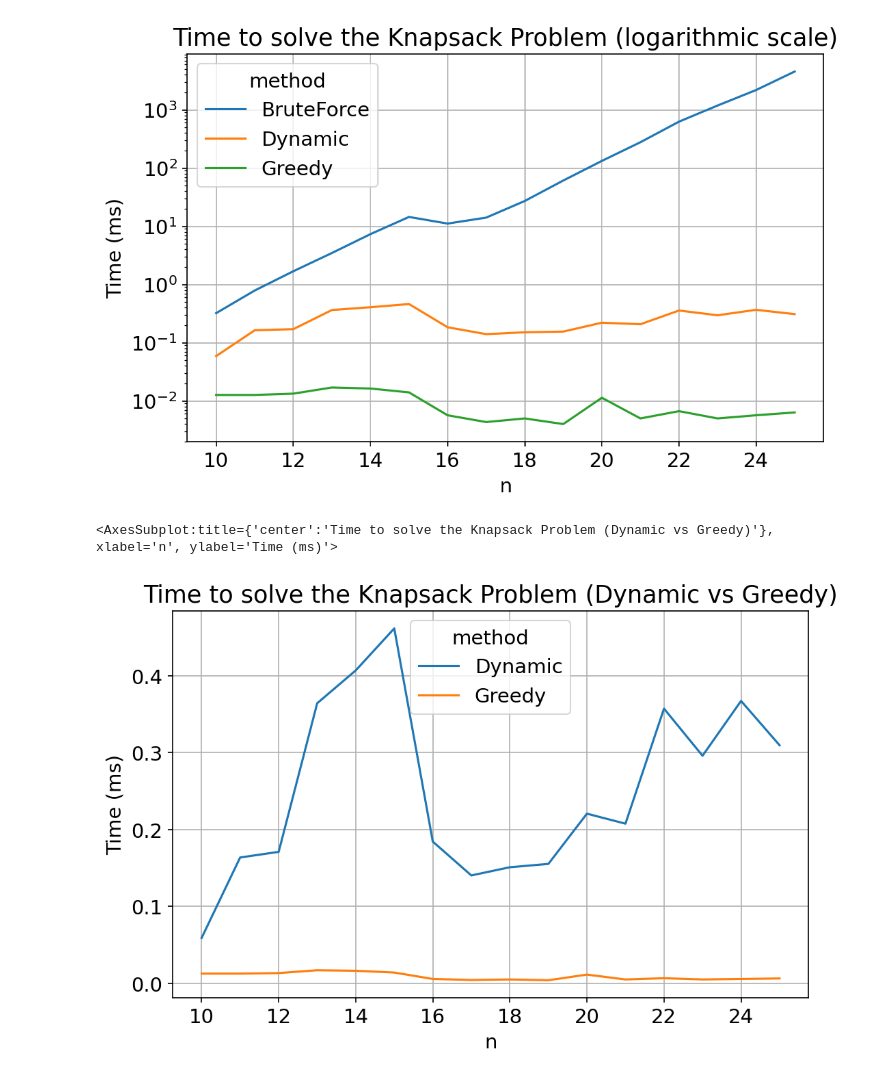
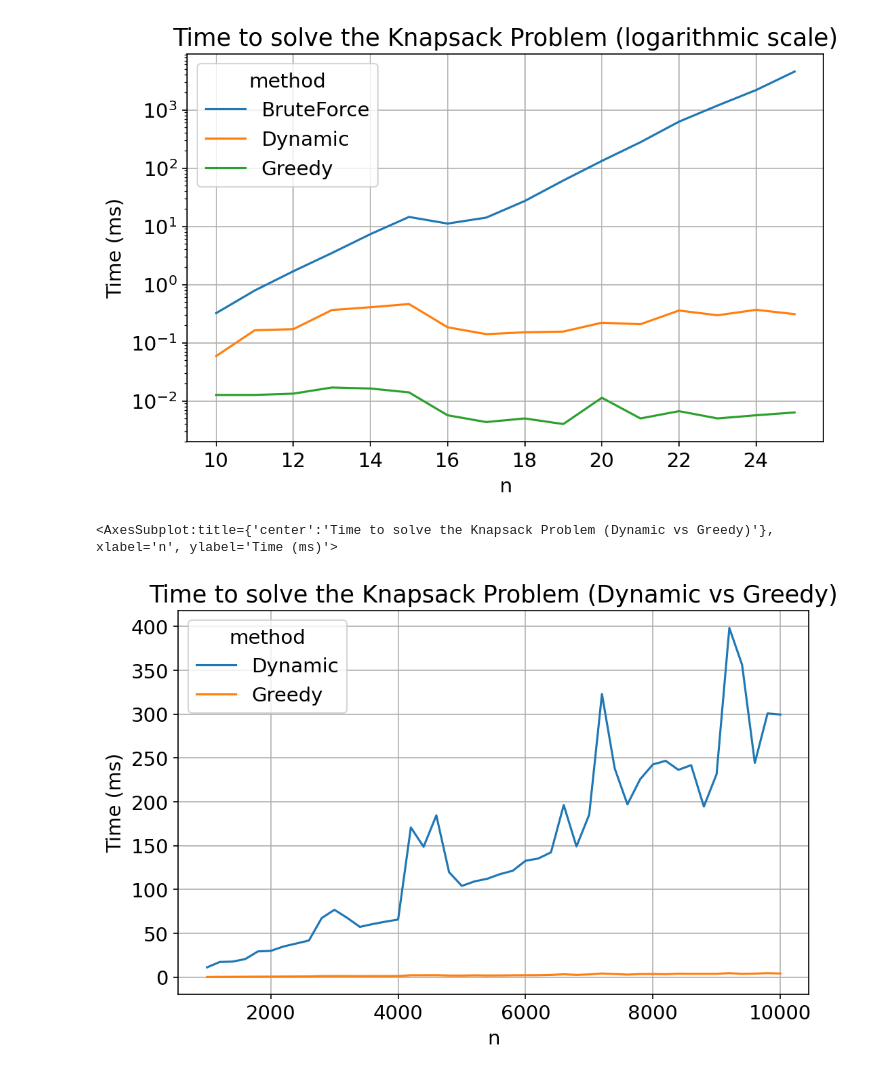
Before and after one commit to BbqGamer/knapsack_problem, a Jupyter notebook: report/analysis.ipynb, the cells around one changed output. Cells and saved outputs as stored; diff of their text form; code cells hidden in the pictures.

```diff
--- a/report/analysis.ipynb
+++ b/report/analysis.ipynb
@@ -29,15 +29,16 @@ pd.pivot_table(df, values="time", index="n", columns="method", aggfunc="mean").p
 <AxesSubplot:title={'center':'Time to solve the Knapsack Problem (logarithmic scale)'}, xlabel='n', ylabel='Time (ms)'>
 [figure]
 # %%
+df = pd.read_csv("../output/exp2.csv")
 pd.pivot_table(df[df.method.isin(["Dynamic", "Greedy"])], values="time", index="n", columns="method", aggfunc="mean").plot(
     title="Time to solve the Knapsack Problem (Dynamic vs Greedy)",
     ylabel="Time (ms)",
     figsize=(8, 5),
     grid=True
 )
 # %% [output]
 <AxesSubplot:title={'center':'Time to solve the Knapsack Problem (Dynamic vs Greedy)'}, xlabel='n', ylabel='Time (ms)'>
-[figure, old version]
+[figure, new version]
 # %%
 pd.pivot_table(df[df.method.isin(["Dynamic", "Greedy"])], values="time", index="n", columns="method", aggfunc="mean").plot(
     title="Time to solve the Knapsack Problem - log scale",
```
Also changed, not shown: parts of 2 cells of this notebook, 3 other files.
